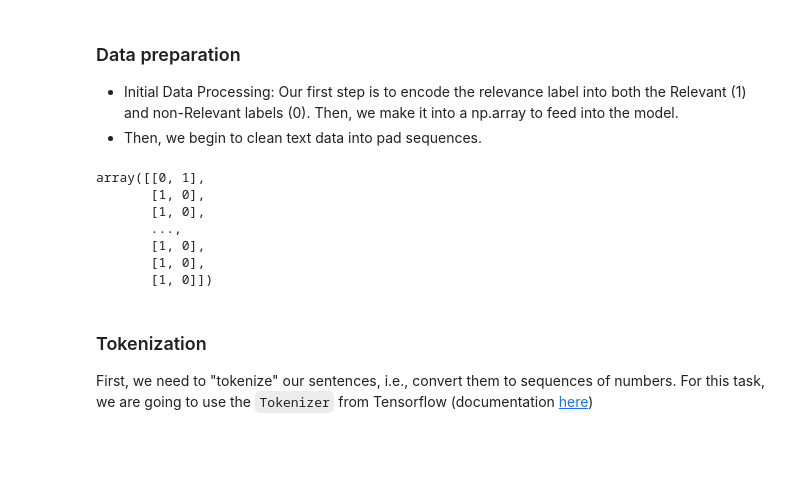
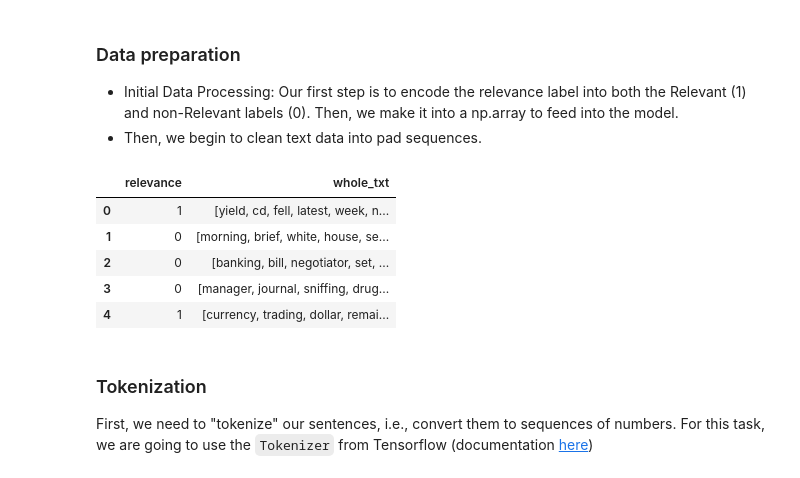
Before and after one commit to efeperro/Spotting-Economy-News, a Jupyter notebook: RNN_Model_Basic.ipynb, the cells around one changed output. Saved outputs shown, nothing was run; the diff lists cells and outputs as text; code cells hidden in the pictures; blank space fills up the shorter version.

```diff
--- a/RNN_Model_Basic.ipynb
+++ b/RNN_Model_Basic.ipynb
@@ -175,11 +159,0 @@ y_ = y_.drop(columns=['cat__relevance_not sure'])
-# %%
-labels = np.array(y_)
-labels # export to make models
-# %% [output]
-array([[0, 1],
-       [1, 0],
-       [1, 0],
-       ...,
-       [1, 0],
-       [1, 0],
-       [1, 0]])
@@ -186,3 +162,12 @@ array([[0, 1],
+# %%
+df.head(5)
+# %% [output]
+|  | relevance | whole_txt |
+| 0 | 1 | [yield, cd, fell, latest, week, n... |
+| 1 | 0 | [morning, brief, white, house, se... |
+| 2 | 0 | [banking, bill, negotiator, set, ... |
+| 3 | 0 | [manager, journal, sniffing, drug... |
+| 4 | 1 | [currency, trading, dollar, remai... |
 # %% [markdown]
 ### Tokenization
 First, we need to "tokenize" our sentences, i.e., convert them to sequences of numbers. For this task, we are going to use the `Tokenizer` from Tensorflow (documentation [here](https://www.tensorflow.org/api_docs/python/tf/keras/preprocessing/text/Tokenizer))
```
Also changed, not shown: parts of 49 cells of this notebook.
